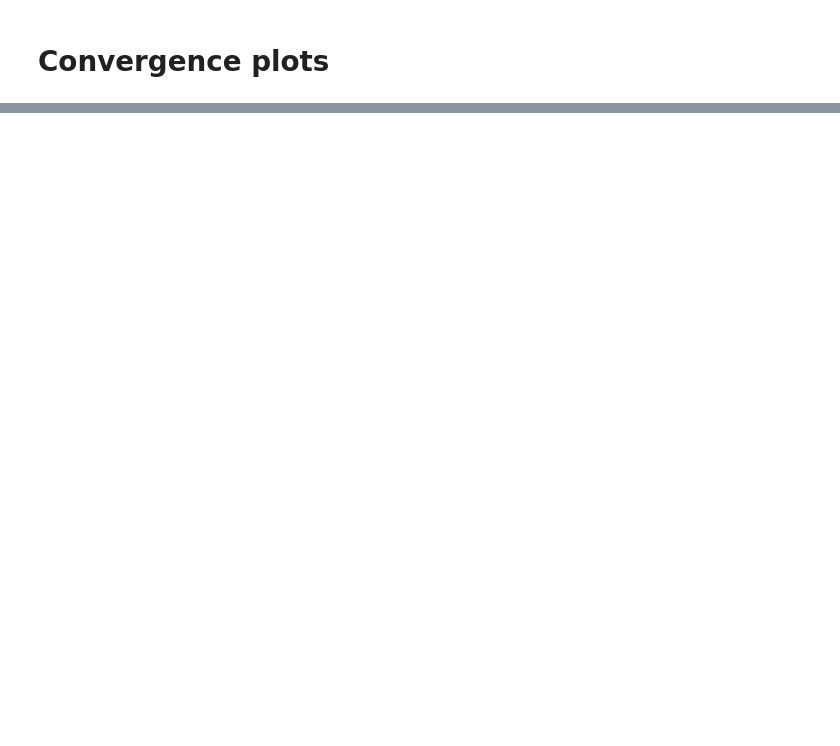
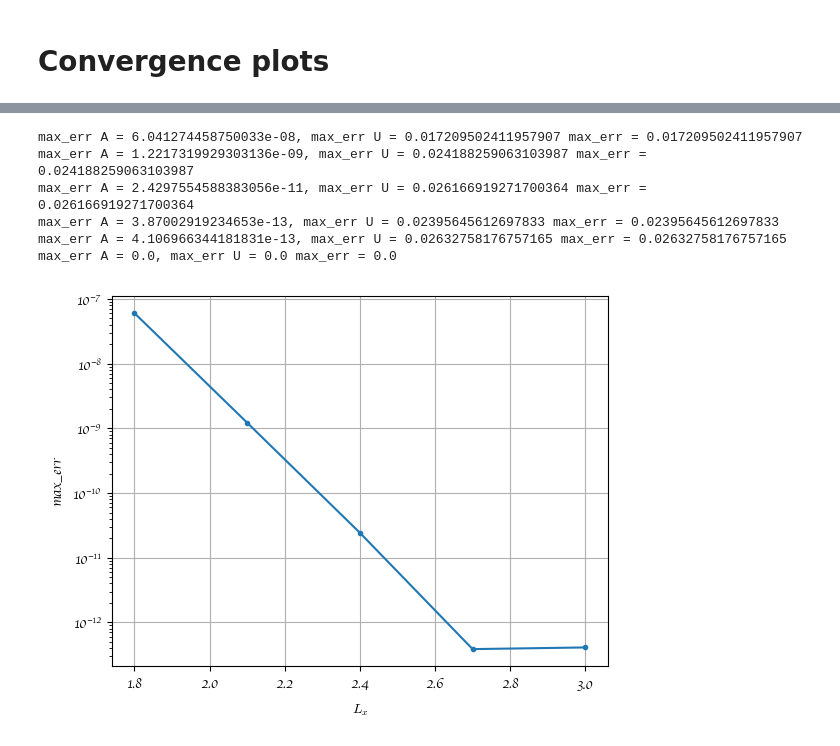
Before and after one commit to htwei17/HubbardTweezer, a Jupyter notebook: HubbardTweezer/analysis/Hubbard_DVR_cvg.ipynb, the cells around one changed output, grey strips where cells are left out. Saved outputs shown, nothing was run; the diff lists cells and outputs as text; code cells hidden in the pictures; blank space fills up the shorter version.

```diff
--- a/HubbardTweezer/analysis/Hubbard_DVR_cvg.ipynb
+++ b/HubbardTweezer/analysis/Hubbard_DVR_cvg.ipynb
@@ -109,0 +181,25 @@ U_err = 0.04700380646596995
+# %%
+import matplotlib.pyplot as plt
+
+r = np.arange(12, 24, 2)
+max_err = np.arange(12, 24, 2, dtype=float)
+for i in range(len(max_err)):
+    mea = np.max(abs(A_list[i] - A_list[-1])) / abs(A_list[-1].max())
+    meu = np.max(abs(U_list[i] - U_list[-1])) / abs(U_list[-1].max())
+    me = max(mea, meu)
+    print(f"max_err A = {mea}, max_err U = {meu} max_err = {me}")
+    max_err[i] = mea
+plt.plot(r[:-1] * 3 / 20, max_err[:-1], '.-')
+plt.xlabel("$L_x$")
+plt.ylabel("max_err")
+plt.yscale("log")
+plt.grid()
+plt.savefig("AppFig2.pdf")
+# %% [output]
+max_err A = 6.041274458750033e-08, max_err U = 0.017209502411957907 max_err = 0.017209502411957907
+max_err A = 1.2217319929303136e-09, max_err U = 0.024188259063103987 max_err = 0.024188259063103987
+max_err A = 2.4297554588383056e-11, max_err U = 0.026166919271700364 max_err = 0.026166919271700364
+max_err A = 3.87002919234653e-13, max_err U = 0.02395645612697833 max_err = 0.02395645612697833
+max_err A = 4.106966344181831e-13, max_err U = 0.02632758176757165 max_err = 0.02632758176757165
+max_err A = 0.0, max_err U = 0.0 max_err = 0.0
+[figure, added]
```
Also changed, not shown: parts of 4 cells of this notebook, 3 other files.
